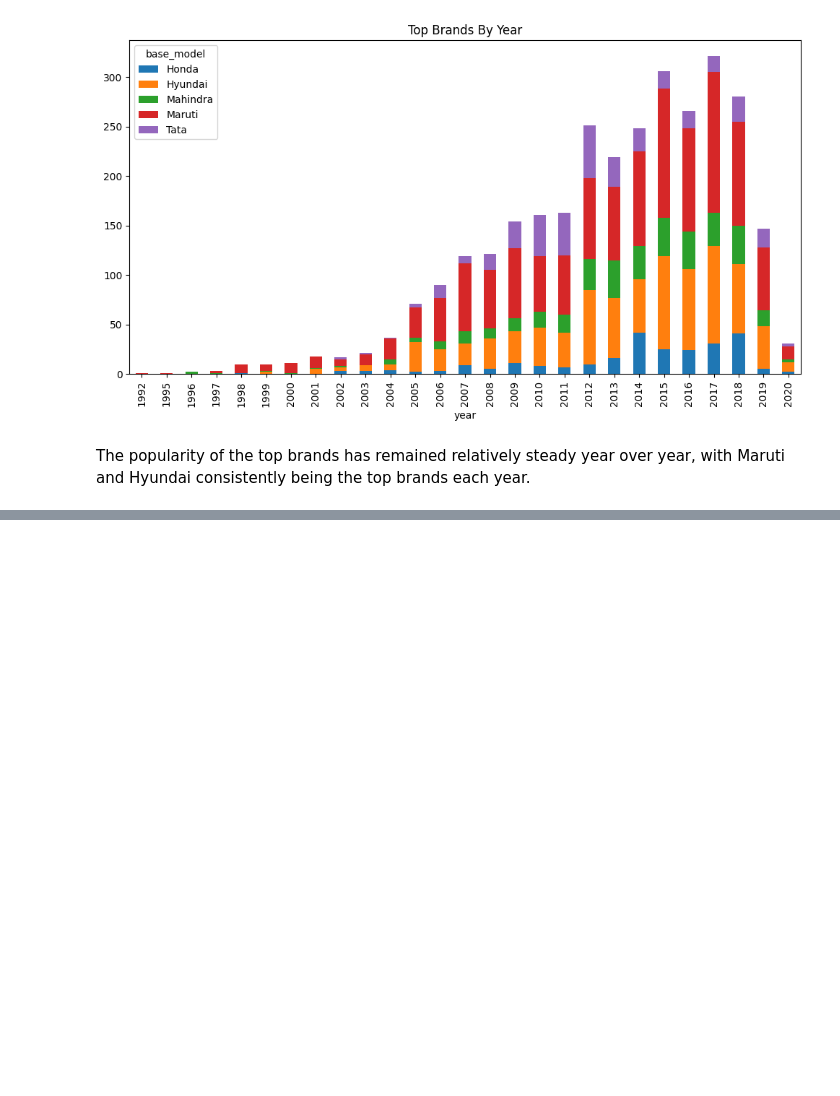
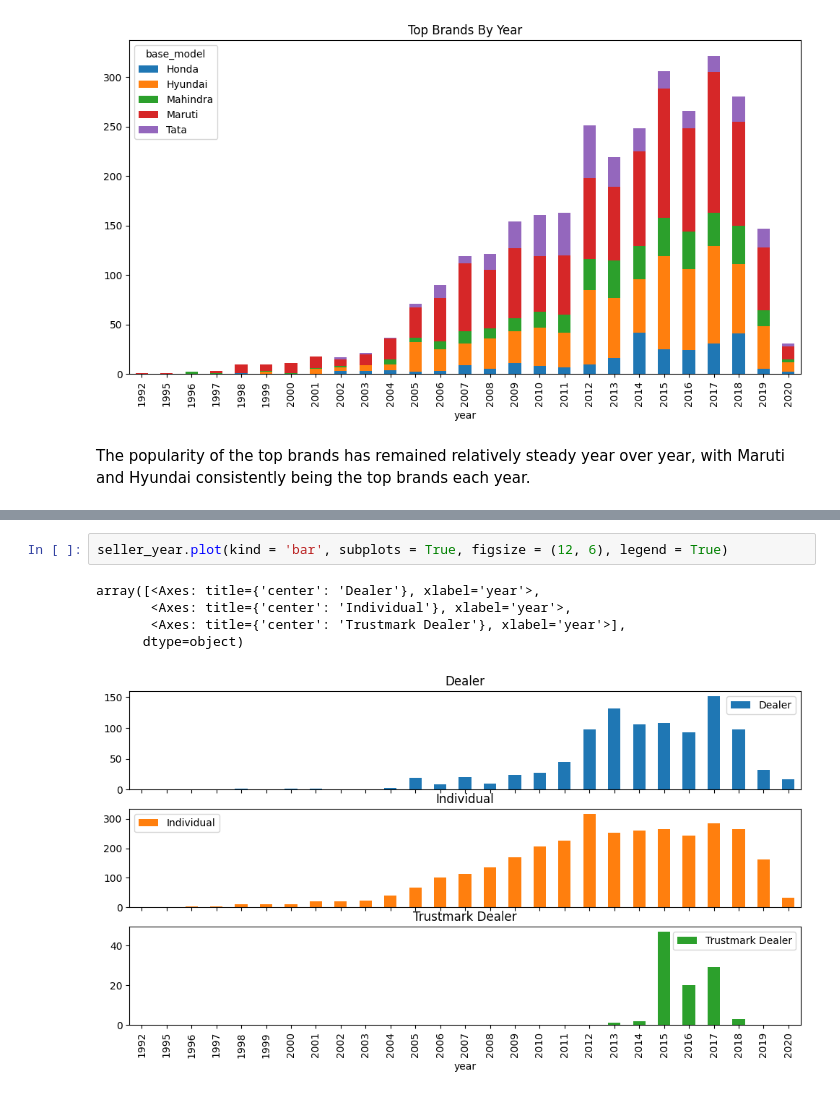
Before and after one commit to leoflewis/631-project-2, a Jupyter notebook: Project-Notebook.ipynb, the cells around one changed output, grey strips where cells are left out. Saved outputs shown, nothing was run; the diff lists cells and outputs as text; blank space fills up the shorter version.

```diff
--- a/Project-Notebook.ipynb
+++ b/Project-Notebook.ipynb
@@ -608,0 +661,8 @@ The popularity of the top brands has remained relatively steady year over year,
+# %%
+seller_year.plot(kind = 'bar', subplots = True, figsize = (12, 6), legend = True)
+# %% [output]
+array([<Axes: title={'center': 'Dealer'}, xlabel='year'>,
+       <Axes: title={'center': 'Individual'}, xlabel='year'>,
+       <Axes: title={'center': 'Trustmark Dealer'}, xlabel='year'>],
+      dtype=object)
+[figure, added]
```
Also changed, not shown: parts of 35 cells of this notebook.
